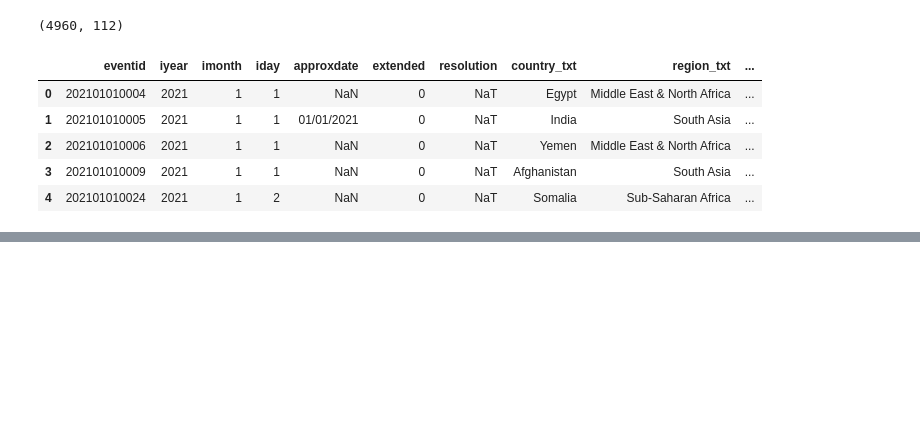
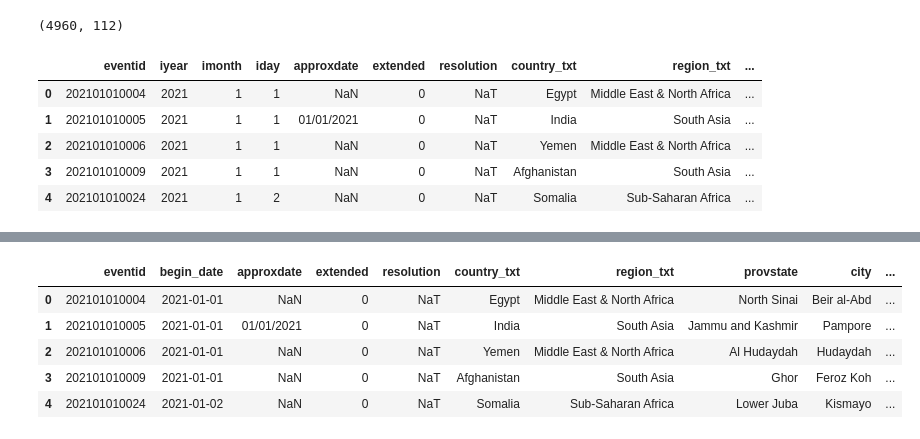
Before and after one commit to ekomlenovic/SecurityDataset, a Jupyter notebook: data_processing.ipynb, the cells around one changed output, grey strips where cells are left out. Drawn from its saved outputs; the diff is of its cells as text; code cells hidden in the pictures; blank space fills up the shorter version.

```diff
--- a/data_processing.ipynb
+++ b/data_processing.ipynb
@@ -146,0 +66,6 @@ df_support.head()
+# %%
+# DATE PREPROCESSING
+
+df1['begin_date'] = pd.to_datetime(df1['iyear'].astype(str) + '-' + df1['imonth'].astype(str) + '-' + df1['iday'].astype(str), errors='coerce', format='%Y-%m-%d')
+df1.drop(columns=['iyear', 'imonth', 'iday'], inplace=True)
+df1.shape
@@ -146,0 +89,12 @@ df_support.head()
+# %%
+cols = df1.columns.tolist()
+cols.insert(1, cols.pop(cols.index('begin_date')))
+df1 = df1[cols]
+df1.head()
+# %% [output]
+|  | eventid | begin_date | approxdate | extended | resolution | country_txt | region_txt | provstate | city | ... |
+| 0 | 202101010004 | 2021-01-01 | NaN | 0 | NaT | Egypt | Middle East & North Africa | North Sinai | Beir al-Abd | ... |
+| 1 | 202101010005 | 2021-01-01 | 01/01/2021 | 0 | NaT | India | South Asia | Jammu and Kashmir | Pampore | ... |
+| 2 | 202101010006 | 2021-01-01 | NaN | 0 | NaT | Yemen | Middle East & North Africa | Al Hudaydah | Hudaydah | ... |
+| 3 | 202101010009 | 2021-01-01 | NaN | 0 | NaT | Afghanistan | South Asia | Ghor | Feroz Koh | ... |
+| 4 | 202101010024 | 2021-01-02 | NaN | 0 | NaT | Somalia | Sub-Saharan Africa | Lower Juba | Kismayo | ... |
```
Also changed, not shown: parts of 12 cells of this notebook, 1 other file.
